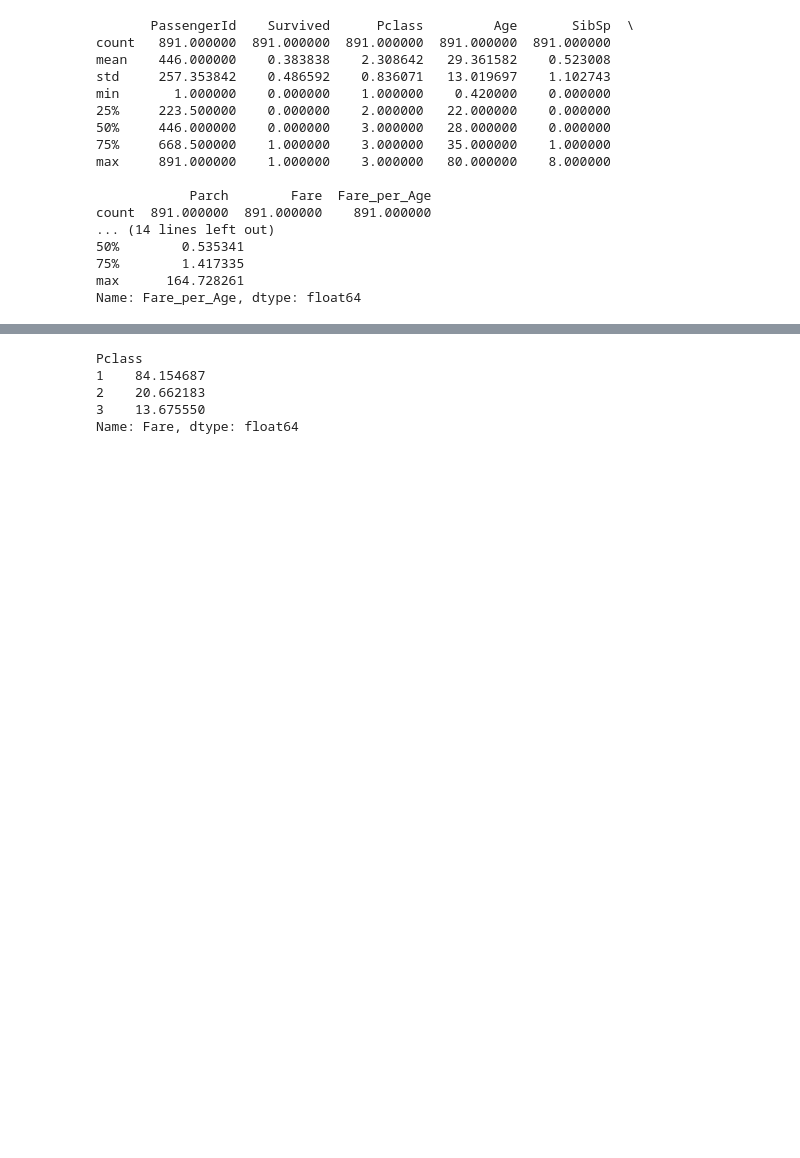
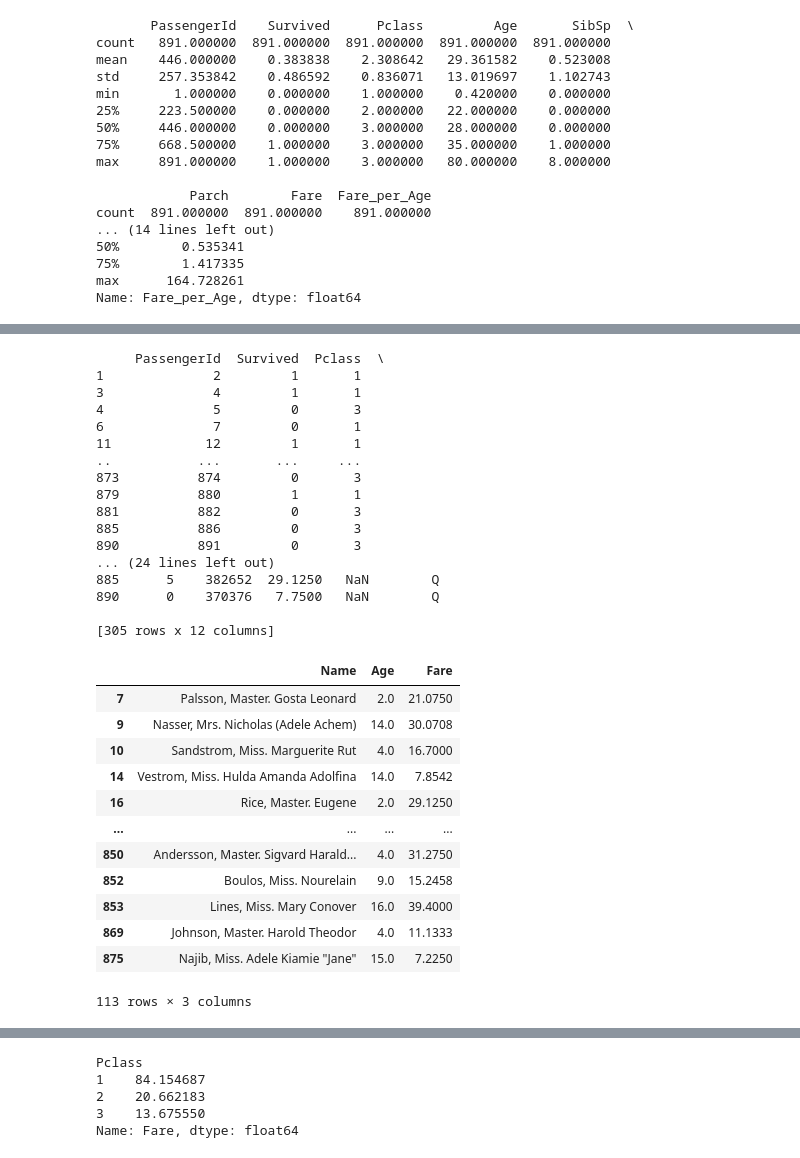
Before and after one commit to SamuelPerezBal/TitanicDatasetExploration, a Jupyter notebook: Titanic_Pandas_Practice_Notebook.ipynb, the cells around one changed output, grey strips where cells are left out. Cells and saved outputs as stored; diff of their text form; code cells hidden in the pictures; blank space fills up the shorter version.

```diff
--- a/Titanic_Pandas_Practice_Notebook.ipynb
+++ b/Titanic_Pandas_Practice_Notebook.ipynb
@@ -248,0 +350,37 @@ df.query("Sex == 'female' and Survived == 1").head()
+# %%
+# Ejemplo 1: todos los registros de los mayores de 30 años
+print(df[df["Age"] > 30])
+
+# Ejemplo 2: los campos de "Name", "Age" y "Fare" de los menores de 18 años
+df[df["Age"] < 18][["Name","Age","Fare"]]
+# %% [output]
+     PassengerId  Survived  Pclass  \
+1              2         1       1
+3              4         1       1
+4              5         0       3
+6              7         0       1
+11            12         1       1
+..           ...       ...     ...
+873          874         0       3
+879          880         1       1
+881          882         0       3
+885          886         0       3
+890          891         0       3
+... (24 lines left out)
+885      5    382652  29.1250   NaN        Q
+890      0    370376   7.7500   NaN        Q
+
+[305 rows x 12 columns]
+|  | Name | Age | Fare |
+| 7 | Palsson, Master. Gosta Leonard | 2.0 | 21.0750 |
+| 9 | Nasser, Mrs. Nicholas (Adele Achem) | 14.0 | 30.0708 |
+| 10 | Sandstrom, Miss. Marguerite Rut | 4.0 | 16.7000 |
+| 14 | Vestrom, Miss. Hulda Amanda Adolfina | 14.0 | 7.8542 |
+| 16 | Rice, Master. Eugene | 2.0 | 29.1250 |
+| ... | ... | ... | ... |
+| 850 | Andersson, Master. Sigvard Harald... | 4.0 | 31.2750 |
+| 852 | Boulos, Miss. Nourelain | 9.0 | 15.2458 |
+| 853 | Lines, Miss. Mary Conover | 16.0 | 39.4000 |
+| 869 | Johnson, Master. Harold Theodor | 4.0 | 11.1333 |
+| 875 | Najib, Miss. Adele Kiamie "Jane" | 15.0 | 7.2250 |
+113 rows × 3 columns
```
Also changed, not shown: parts of 36 cells of this notebook.
